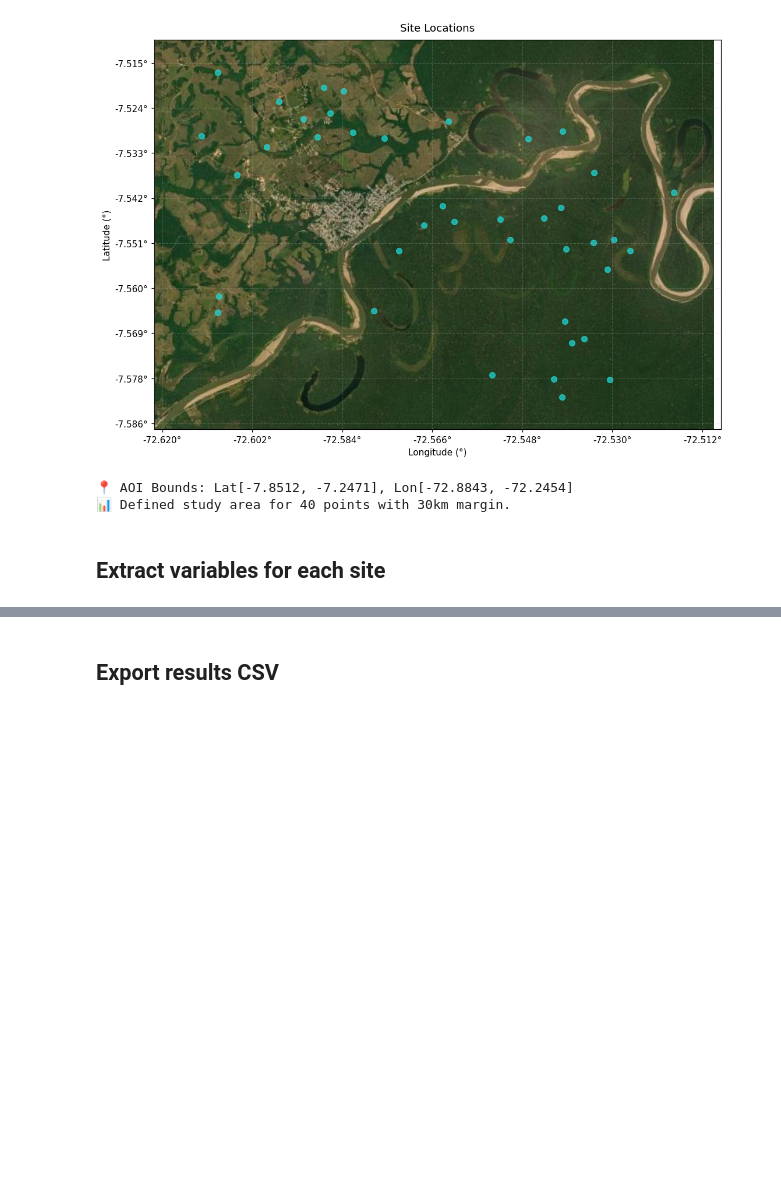
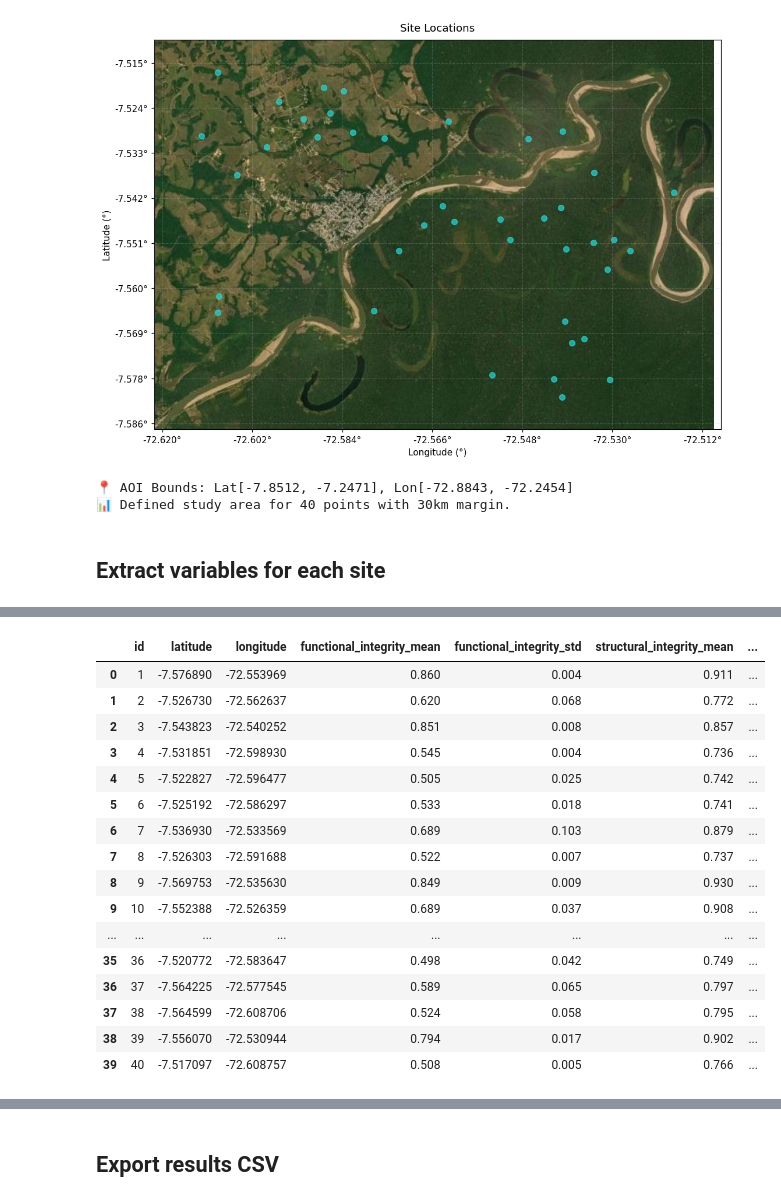
Before and after one commit to WildMon-ai/WildMon-EnvVar, a Jupyter notebook: pipeline.ipynb, the cells around one changed output, grey strips where cells are left out. Saved outputs shown, nothing was run; the diff lists cells and outputs as text; code cells hidden in the pictures; blank space fills up the shorter version.

Commit message:
Implementing ecosystem-integrity-index
Signed-off-by: ClayAssis <claydsonassis@gmail.com>

```diff
--- a/pipeline.ipynb
+++ b/pipeline.ipynb
@@ -104,3 +105,8 @@ aoi = create_aoi_from_coordinates(df,
 export_aoi_geojson(aoi=aoi, output_path=OUTPUT_AOI_PATH)
 # %% [markdown]
 ## Extract variables for each site
+# %%
+# Process EII (ecosystem integrity index)
+df, images_eii = extract_eii(df=df, aoi=aoi, points_feature_collection=points_fc)
+df
+# %% [output]
@@ -106,0 +126,17 @@ export_aoi_geojson(aoi=aoi, output_path=OUTPUT_AOI_PATH)
+|  | id | latitude | longitude | functional_integrity_mean | functional_integrity_std | structural_integrity_mean | ... |
+| 0 | 1 | -7.576890 | -72.553969 | 0.860 | 0.004 | 0.911 | ... |
+| 1 | 2 | -7.526730 | -72.562637 | 0.620 | 0.068 | 0.772 | ... |
+| 2 | 3 | -7.543823 | -72.540252 | 0.851 | 0.008 | 0.857 | ... |
+| 3 | 4 | -7.531851 | -72.598930 | 0.545 | 0.004 | 0.736 | ... |
+| 4 | 5 | -7.522827 | -72.596477 | 0.505 | 0.025 | 0.742 | ... |
+| 5 | 6 | -7.525192 | -72.586297 | 0.533 | 0.018 | 0.741 | ... |
+| 6 | 7 | -7.536930 | -72.533569 | 0.689 | 0.103 | 0.879 | ... |
+| 7 | 8 | -7.526303 | -72.591688 | 0.522 | 0.007 | 0.737 | ... |
+| 8 | 9 | -7.569753 | -72.535630 | 0.849 | 0.009 | 0.930 | ... |
+| 9 | 10 | -7.552388 | -72.526359 | 0.689 | 0.037 | 0.908 | ... |
+| ... | ... | ... | ... | ... | ... | ... | ... |
+| 35 | 36 | -7.520772 | -72.583647 | 0.498 | 0.042 | 0.749 | ... |
+| 36 | 37 | -7.564225 | -72.577545 | 0.589 | 0.065 | 0.797 | ... |
+| 37 | 38 | -7.564599 | -72.608706 | 0.524 | 0.058 | 0.795 | ... |
+| 38 | 39 | -7.556070 | -72.530944 | 0.794 | 0.017 | 0.902 | ... |
+| 39 | 40 | -7.517097 | -72.608757 | 0.508 | 0.005 | 0.766 | ... |
```
Also changed, not shown: parts of 24 cells of this notebook, 3 other files.
